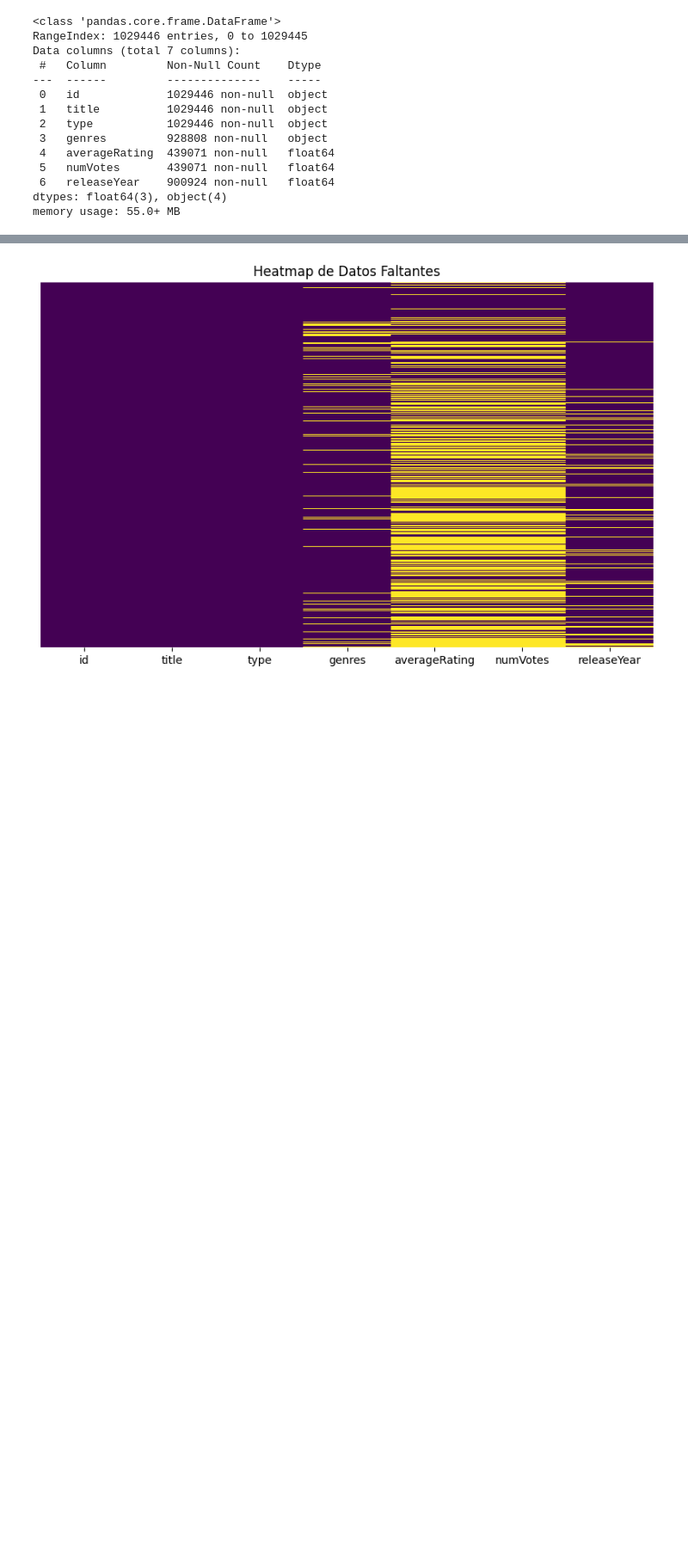
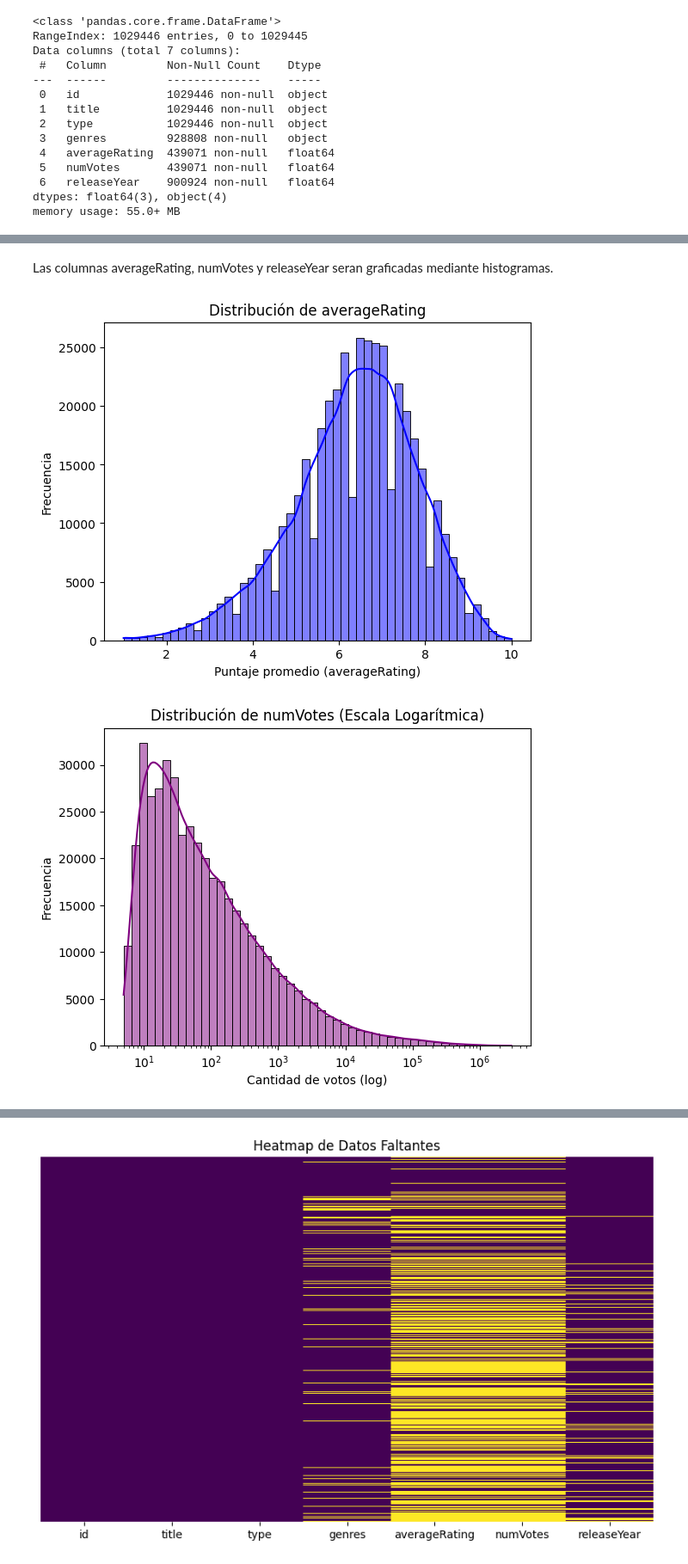
Before and after one commit to ipsilon7/Analisis-de-datos-de-IMDb, a Jupyter notebook: Limpieza.ipynb, the cells around one changed output, grey strips where cells are left out. Shown at 86% size. Saved outputs shown, nothing was run; the diff lists cells and outputs as text; code cells hidden in the pictures; blank space fills up the shorter version.

```diff
--- a/Limpieza.ipynb
+++ b/Limpieza.ipynb
@@ -88,0 +132,26 @@ Ahora representaremos los datos faltantes mediante un heatmap para poder visuali
+# %% [markdown]
+Las columnas averageRating, numVotes y releaseYear seran graficadas mediante histogramas.
+# %%
+# Histograma para averageRating
+sns.histplot(df['averageRating'], bins=50, kde=True, color='blue')
+plt.xlabel('Puntaje promedio (averageRating)')
+plt.ylabel('Frecuencia')
+plt.title('Distribución de averageRating')
+plt.show()
+
+# Histograma para numVotes
+sns.histplot(df['numVotes'], bins=50, kde=True, log_scale=True, color='purple')
+plt.xlabel('Cantidad de votos (log)')
+plt.ylabel('Frecuencia')
+plt.title('Distribución de numVotes (Escala Logarítmica)')
+plt.show()
+
+# Histograma para releaseYear
+sns.histplot(df['releaseYear'], bins=50, kde=True, color='blue')
+plt.xlabel('Año de lanzamiento (releaseYear)')
+plt.ylabel('Frecuencia')
+plt.title('Distribución de releaseYear')
+plt.show()
+# %% [output]
+[figure, added]
+[figure, added]
```
Also changed, not shown: parts of 10 cells of this notebook.
